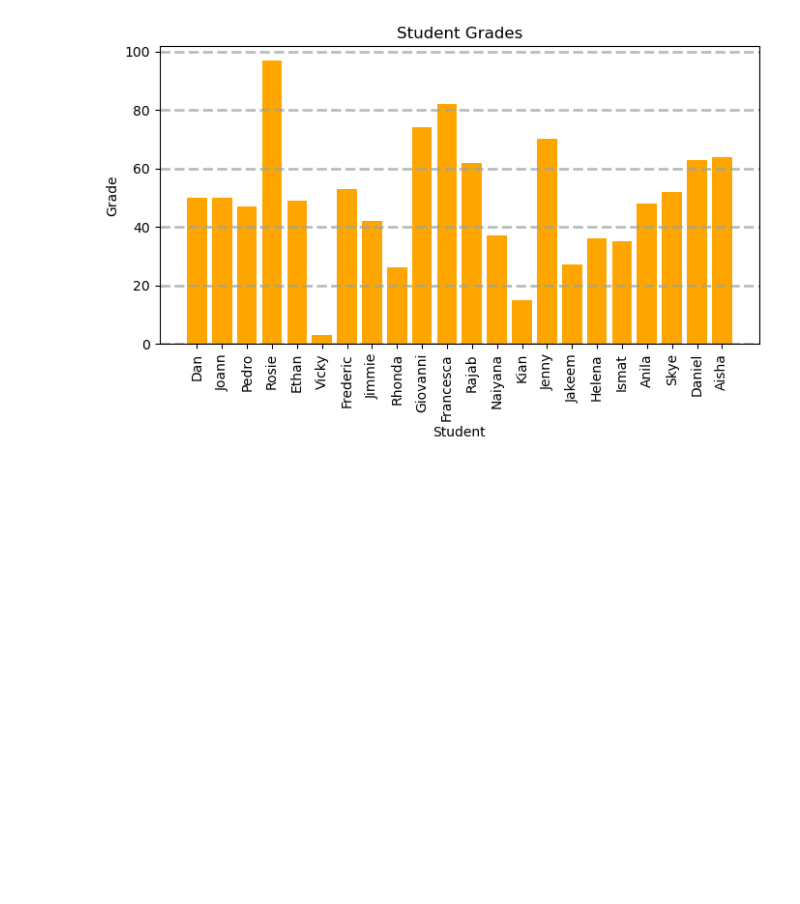
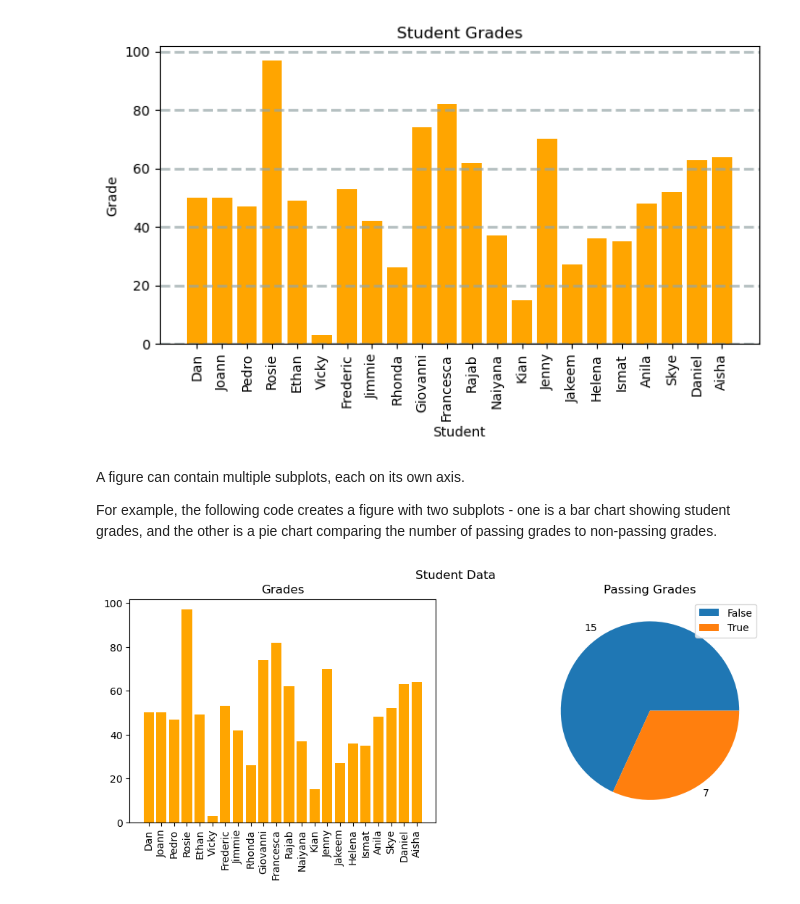
Before and after one commit to olusolaadek/30DaysOfDataScience, a Jupyter notebook: Data-collection-and-manipulation/visualize-data.ipynb, the cells around one changed output. Cells and saved outputs as stored; diff of their text form; code cells hidden in the pictures; blank space fills up the shorter version.

Commit message:
Plot graph with DataFrame

```diff
--- a/Data-collection-and-manipulation/visualize-data.ipynb
+++ b/Data-collection-and-manipulation/visualize-data.ipynb
@@ -120,3 +120,29 @@ plt.xticks(rotation=90)
 plt.show()
 # %% [output]
 [figure]
+# %% [markdown]
+A figure can contain multiple subplots, each on its own axis.
+
+For example, the following code creates a figure with two subplots - one is a bar chart showing student grades, and the other is a pie chart comparing the number of passing grades to non-passing grades.
+# %%
+# Create a figure for 2 subplots (1 row, 2 columns)
+fig, ax = plt.subplots(1, 2, figsize = (12,4))
+
+# Create a bar plot of name vs grade on the first axis
+ax[0].bar(x=df_students.Name, height=df_students.Grade, color='orange')
+ax[0].set_title('Grades')
+ax[0].set_xticklabels(df_students.Name, rotation=90)
+
+# Create a pie chart of pass counts on the second axis
+pass_counts = df_students['Pass'].value_counts()
+ax[1].pie(pass_counts, labels=pass_counts)
+ax[1].set_title('Passing Grades')
+ax[1].legend(pass_counts.keys().tolist())
+
+# Add a title to the Figure
+fig.suptitle('Student Data')
+
+# Show the figure
+fig.show()
+# %% [output]
+[figure, added]
```
Also changed, not shown: parts of 1 cell of this notebook.
